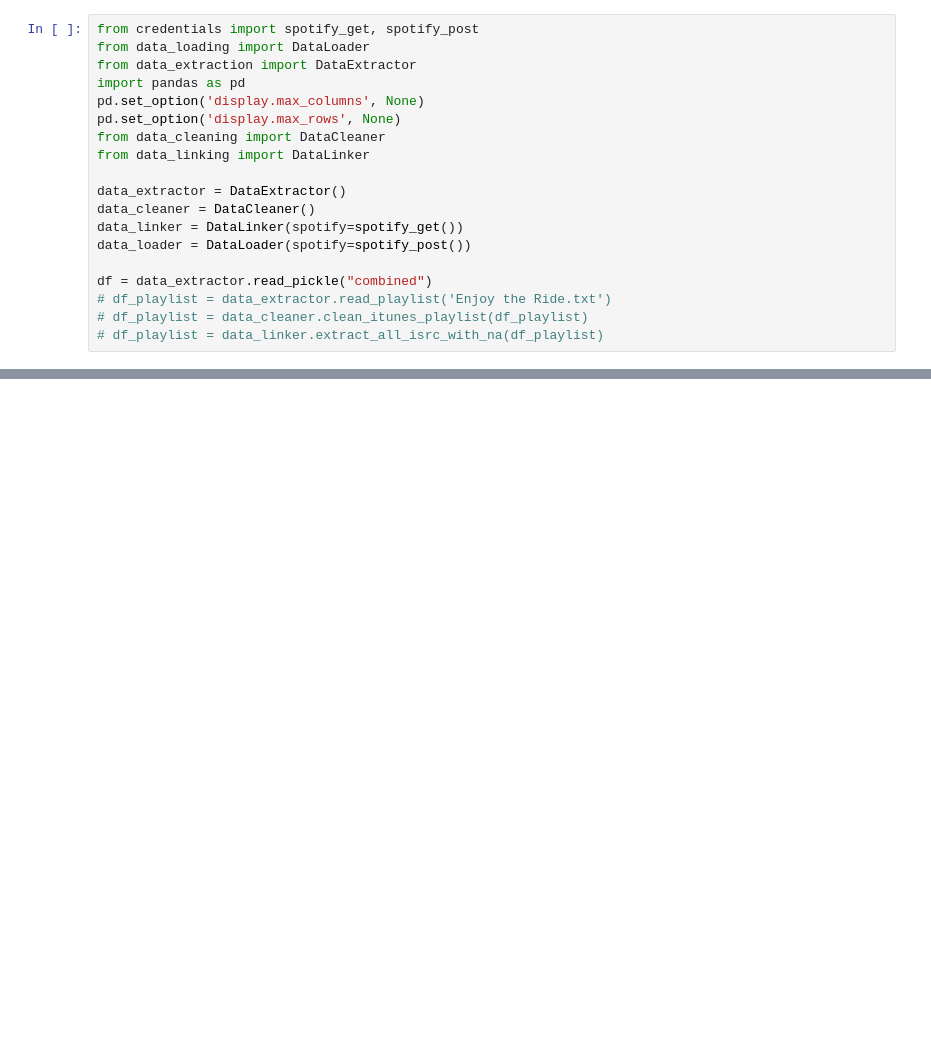
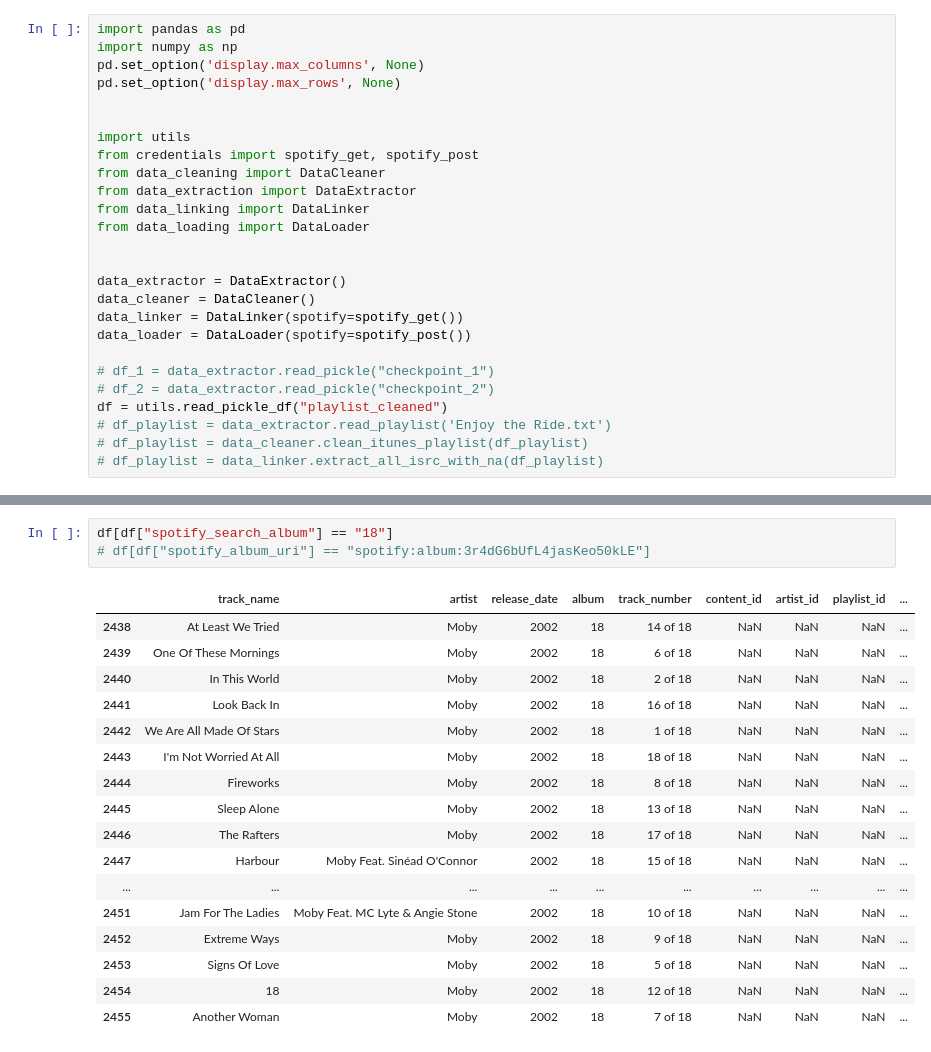
Before and after one commit to lmash/spotify, a Jupyter notebook: investigate.ipynb, the cells around one changed output, grey strips where cells are left out. Cells and saved outputs as stored; diff of their text form; blank space fills up the shorter version.

```diff
--- a/investigate.ipynb
+++ b/investigate.ipynb
@@ -1,19 +1,26 @@
 # %%
-from credentials import spotify_get, spotify_post
-from data_loading import DataLoader
-from data_extraction import DataExtractor
 import pandas as pd
+import numpy as np
 pd.set_option('display.max_columns', None)
 pd.set_option('display.max_rows', None)
+
+
+import utils
+from credentials import spotify_get, spotify_post
 from data_cleaning import DataCleaner
+from data_extraction import DataExtractor
 from data_linking import DataLinker
+from data_loading import DataLoader
+
 
 data_extractor = DataExtractor()
 data_cleaner = DataCleaner()
 data_linker = DataLinker(spotify=spotify_get())
 data_loader = DataLoader(spotify=spotify_post())
 
-df = data_extractor.read_pickle("combined")
+# df_1 = data_extractor.read_pickle("checkpoint_1")
+# df_2 = data_extractor.read_pickle("checkpoint_2")
+df = utils.read_pickle_df("playlist_cleaned")
 # df_playlist = data_extractor.read_playlist('Enjoy the Ride.txt')
 # df_playlist = data_cleaner.clean_itunes_playlist(df_playlist)
 # df_playlist = data_linker.extract_all_isrc_with_na(df_playlist)
@@ -86,0 +29,21 @@ df_merged
+# %%
+df[df["spotify_search_album"] == "18"]
+# df[df["spotify_album_uri"] == "spotify:album:3r4dG6bUfL4jasKeo50kLE"]
+# %% [output]
+|  | track_name | artist | release_date | album | track_number | content_id | artist_id | playlist_id | ... |
+| 2438 | At Least We Tried | Moby | 2002 | 18 | 14 of 18 | NaN | NaN | NaN | ... |
+| 2439 | One Of These Mornings | Moby | 2002 | 18 | 6 of 18 | NaN | NaN | NaN | ... |
+| 2440 | In This World | Moby | 2002 | 18 | 2 of 18 | NaN | NaN | NaN | ... |
+| 2441 | Look Back In | Moby | 2002 | 18 | 16 of 18 | NaN | NaN | NaN | ... |
+| 2442 | We Are All Made Of Stars | Moby | 2002 | 18 | 1 of 18 | NaN | NaN | NaN | ... |
+| 2443 | I'm Not Worried At All | Moby | 2002 | 18 | 18 of 18 | NaN | NaN | NaN | ... |
+| 2444 | Fireworks | Moby | 2002 | 18 | 8 of 18 | NaN | NaN | NaN | ... |
+| 2445 | Sleep Alone | Moby | 2002 | 18 | 13 of 18 | NaN | NaN | NaN | ... |
+| 2446 | The Rafters | Moby | 2002 | 18 | 17 of 18 | NaN | NaN | NaN | ... |
+| 2447 | Harbour | Moby Feat. Sinéad O'Connor | 2002 | 18 | 15 of 18 | NaN | NaN | NaN | ... |
+| ... | ... | ... | ... | ... | ... | ... | ... | ... | ... |
+| 2451 | Jam For The Ladies | Moby Feat. MC Lyte & Angie Stone | 2002 | 18 | 10 of 18 | NaN | NaN | NaN | ... |
+| 2452 | Extreme Ways | Moby | 2002 | 18 | 9 of 18 | NaN | NaN | NaN | ... |
+| 2453 | Signs Of Love | Moby | 2002 | 18 | 5 of 18 | NaN | NaN | NaN | ... |
+| 2454 | 18 | Moby | 2002 | 18 | 12 of 18 | NaN | NaN | NaN | ... |
+| 2455 | Another Woman | Moby | 2002 | 18 | 7 of 18 | NaN | NaN | NaN | ... |
```
Also changed, not shown: parts of 5 cells of this notebook, 14 other files.
